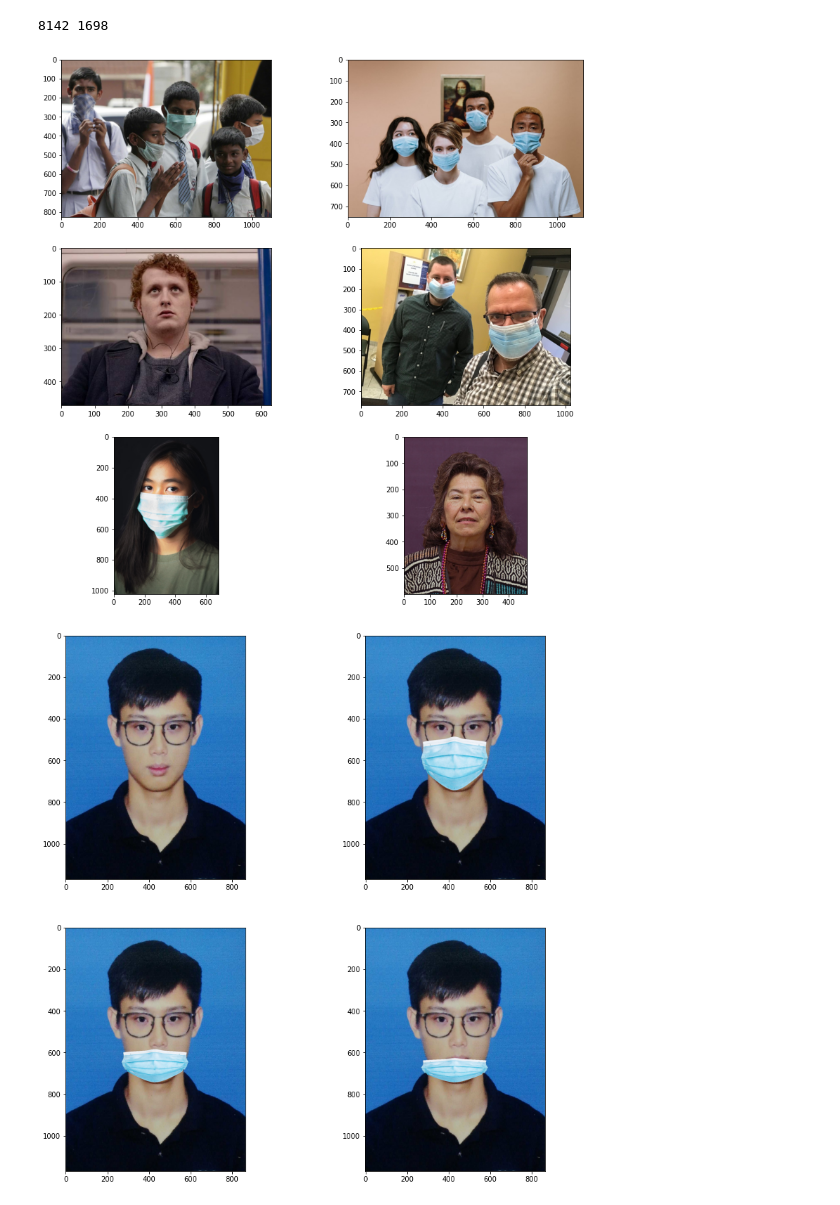
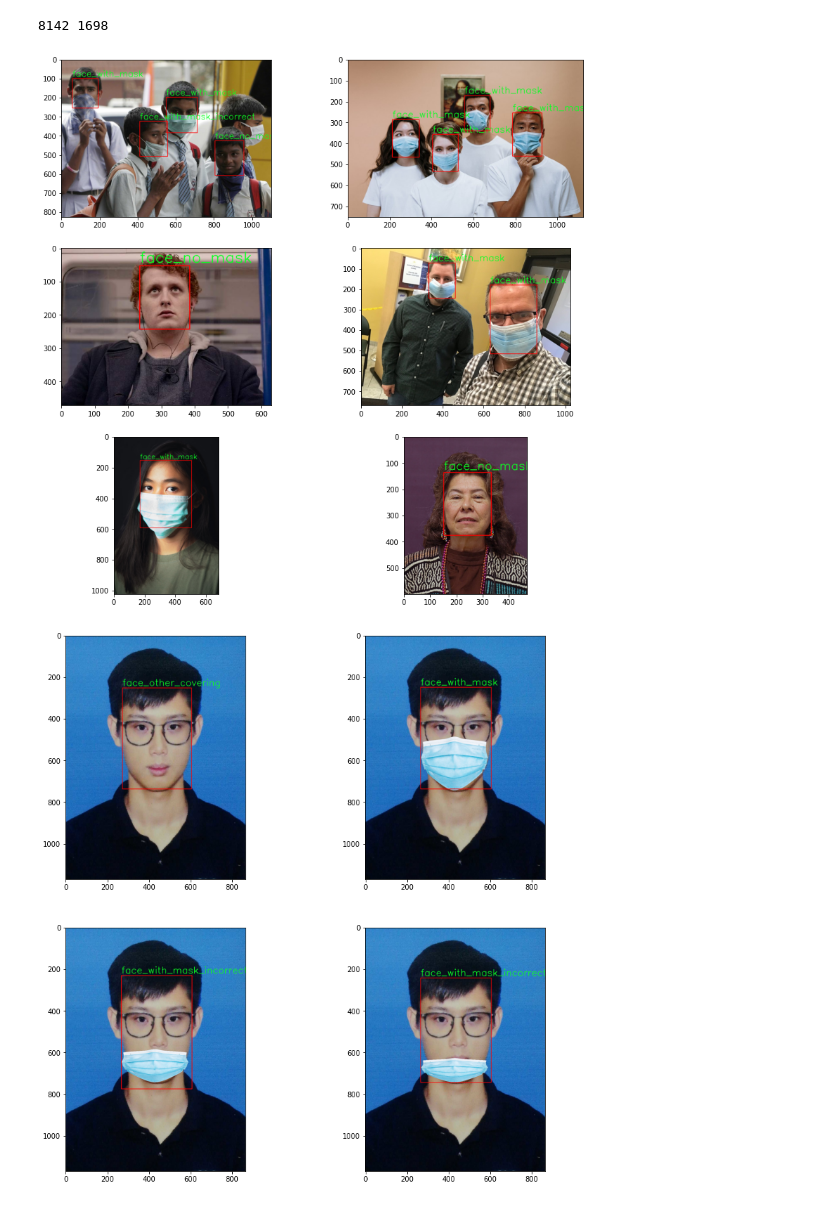
Before and after one commit to ChiaJun03/facemask_classification, a Jupyter notebook: Face Mask Classification.ipynb, the cells around one changed output. Cells and saved outputs as stored; diff of their text form; code cells hidden in the pictures.

Commit message:
Update script with to produce image with result.

```diff
--- a/Face Mask Classification.ipynb
+++ b/Face Mask Classification.ipynb
@@ -340,5 +340,5 @@ Non-trainable params: 0
 _________________________________________________________________
 # %%
 # If already have a pre-trained model.
-model = load_model('my_model.h5')
+model = load_model('./gdrive/MyDrive/Soft Computing Assignment/model_e30_ModelNet_t1.h5')
 model.summary()
@@ -449,15 +467,15 @@ for j,im in enumerate(test_images):
               result = model.predict(im)
               label_Y = np.argmax(result)
               ## Comment these 2 lines to plot the input image for evaluation, uncomment to see the result.
-              # cv2.rectangle(image, (startX, startY), (endX, endY), (0, 0, 255), 2)
-              # cv2.putText(image,assign[label_Y] , (startX, startY-10), cv2.FONT_HERSHEY_SIMPLEX, 1.5, (36,255,12), 2)
+              cv2.rectangle(image, (startX, startY), (endX, endY), (0, 0, 255), 2)
+              cv2.putText(image,assign[label_Y] , (startX, startY-10), cv2.FONT_HERSHEY_SIMPLEX, 1.5, (36,255,12), 2)
 
         except:pass
     axes.append(fig.add_subplot(rows, cols, j+1))
     plt.imshow(cv2.cvtColor(image, cv2.COLOR_BGR2RGB))
 plt.show()
 # %% [output]
-[figure, old version]
+[figure, new version]
 # %%
 # Try out with my own images
 own_images = ["my.jpg", "fully_covered.png", "nose_not_covered.png", "until_chin.png"]
@@ -465,33 +483,33 @@ own_directory = "./gdrive/MyDrive/Soft Computing Assignment/own_images"
 fig = plt.figure(figsize = (14,14))
 rows = 2
 cols = 2
 axes = []
 for j,im in enumerate(own_images):
     image =  cv2.imread(os.path.join(own_directory,im),1)
     # image =  adjust_gamma(image, gamma=gamma)
     (h, w) = image.shape[:2]
     blob = cv2.dnn.blobFromImage(cv2.resize(image, (300,300)), 1.0, (300, 300), (104.0, 177.0, 123.0))
     cvNet.setInput(blob)
     detections = cvNet.forward()
     for i in range(0, detections.shape[2]):
         try:
             box = detections[0, 0, i, 3:7] * np.array([w, h, w, h])
             (startX, startY, endX, endY) = box.astype("int")
             frame = image[startY:endY, startX:endX]
             confidence = detections[0, 0, i, 2]
             if confidence > 0.2:
               im = cv2.resize(frame,(img_size,img_size))
               im = np.array(im)/255.0
               im = im.reshape(1,124,124,3)
               result = model.predict(im)
               label_Y = np.argmax(result)
               ## Comment these 2 lines to plot the input image for evaluation, uncomment to see the result.
-              # cv2.rectangle(image, (startX, startY), (endX, endY), (0, 0, 255), 2)
-              # cv2.putText(image,assign[label_Y] , (startX, startY-10), cv2.FONT_HERSHEY_SIMPLEX, 1.5, (36,255,12), 2)
+              cv2.rectangle(image, (startX, startY), (endX, endY), (0, 0, 255), 2)
+              cv2.putText(image,assign[label_Y] , (startX, startY-10), cv2.FONT_HERSHEY_SIMPLEX, 1.5, (36,255,12), 2)
 
         except:pass
     axes.append(fig.add_subplot(rows, cols, j+1))
     plt.imshow(cv2.cvtColor(image, cv2.COLOR_BGR2RGB))
 plt.show()
 # %% [output]
-[figure, old version]
+[figure, new version]
```
Also changed, not shown: parts of 1 cell of this notebook.
